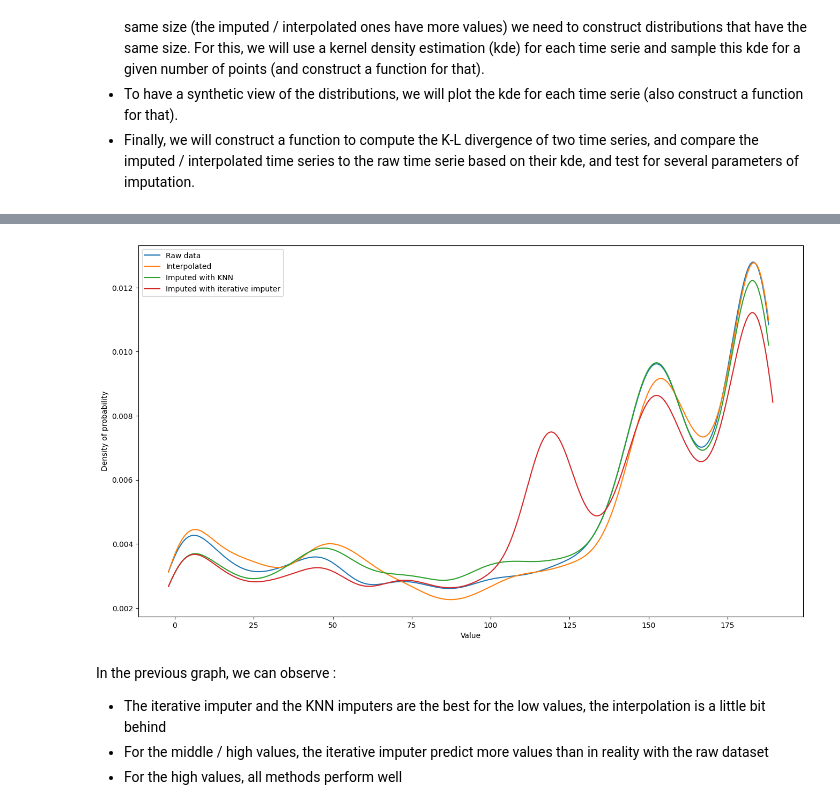
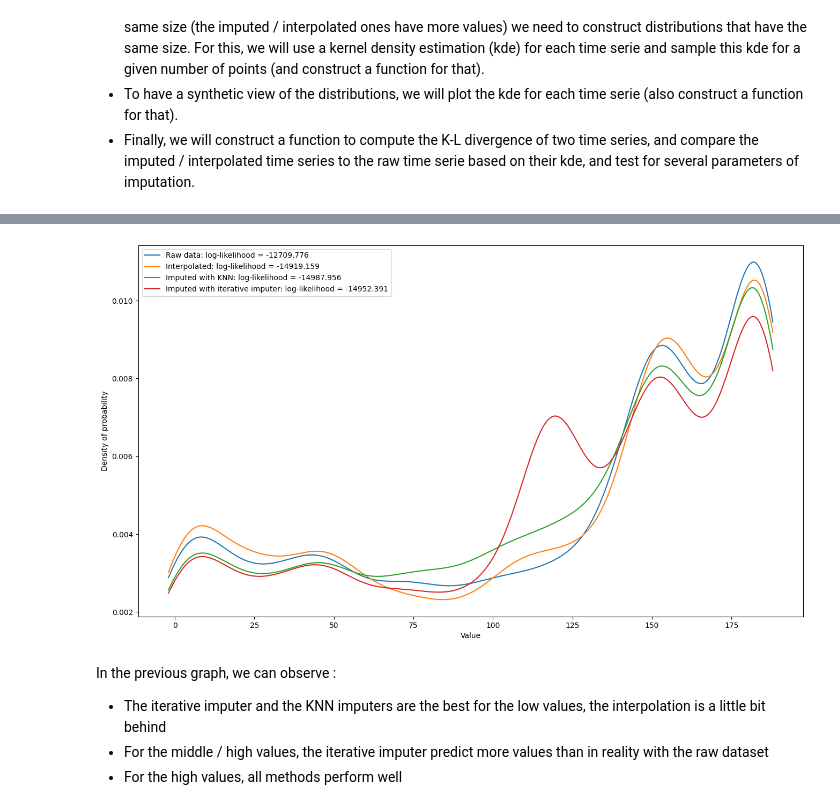
Before and after one commit to DridrM/renewable-energy-forecast, a Jupyter notebook: notebooks/preprocessing_exploration/preprocessing_missing_values.ipynb, the cells around one changed output, grey strips where cells are left out. Saved outputs shown, nothing was run; the diff lists cells and outputs as text; code cells hidden in the pictures.

```diff
--- a/notebooks/preprocessing_exploration/preprocessing_missing_values.ipynb
+++ b/notebooks/preprocessing_exploration/preprocessing_missing_values.ipynb
@@ -274,12 +274,12 @@ gen_data_dt_supervised_1 = transform_dt_df_into_supervised(gen_data_dt, "value",
 
 # Test the function with a datetime index df
 gen_data_dt_peeled = peel_time_serie_df(gen_data_dt)
-gen_data_dt_supervised_2 = transform_dt_df_into_supervised(gen_data_dt_peeled, "value", 24)
+gen_data_dt_supervised_2 = transform_dt_df_into_supervised(gen_data_dt_peeled, "value", 30)
 # %% [markdown]
 Note : It's seems logical and important to keep the number of offset features equal to the maximum size of missing values windows. Indeed, we can roughly expect that we need at least an equal quantity of complete information compare to the quantity of missing information in order to fill the missing values "holes".
 # %%
 # Instanciate a KNN imputer
-knn_imputer = KNNImputer(n_neighbors = 5)
+knn_imputer = KNNImputer(n_neighbors = 3)
 
 # Create the X matrix
 X = gen_data_dt_supervised_2.copy(deep = True)
@@ -451,12 +451,15 @@ def compute_kde_time_serie(gen_df: pd.DataFrame,
     # Compute the log-density
     log_density = kde.score_samples(points_to_sample_2d)
 
+    # Compute the log-likelihood from the original points of the time serie df
+    log_likelihood = kde.score(X)
+
     # Return only the density if requested
     if return_density_only:
         return np.exp(log_density)
 
     # Return the points to sample and the sampled density
-    return points_to_sample, np.exp(log_density)
+    return points_to_sample, np.exp(log_density), log_likelihood
 # %%
 # Test the function
 compute_kde_time_serie(gen_data_dt_peeled,
@@ -505,14 +508,14 @@ def plot_kde_time_series(value_col: str,
     # Iterate over the tuple of dfs
     for designation, gen_df in gen_dfs.items():
         # Compute the points to sample as X and the kde as Y
-        X, y = compute_kde_time_serie(gen_df,
-                                      value_col,
-                                      n_samples = n_samples,
-                                      bandwidth = bandwidth,
-                                      kernel = kernel)
+        X, y, log_likelihood = compute_kde_time_serie(gen_df,
+                                                      value_col,
+                                                      n_samples = n_samples,
+                                                      bandwidth = bandwidth,
+                                                      kernel = kernel)
 
         # Add line plot to the figure
-        plt.plot(X, y, label = f"{designation}")
+        plt.plot(X, y, label = f"{designation}: log-likelihood = {np.round(log_likelihood, 3)}")
 
     # Add labels, legend and show
     plt.xlabel(f"{value_col.capitalize()}")
@@ -522,20 +525,20 @@ def plot_kde_time_series(value_col: str,
 # %%
 # Construct the dict of time serie dfs
 gen_dfs = {"Raw data": gen_data_dt_peeled,
            "Interpolated": gen_data_dt_interpolated,
            "Imputed with KNN": gen_data_dt_imputed_1,
            "Imputed with iterative imputer": gen_data_dt_imputed_2
            }
 
 # Test for different bandwidth
-bandwidth = 7
+bandwidth = 9
 
 # Test the function
 plot_kde_time_series("value",
                      bandwidth = bandwidth,
                      **gen_dfs)
 # %% [output]
-[figure, old version]
+[figure, new version]
 # %% [markdown]
 In the previous graph, we can observe :
 - The iterative imputer and the KNN imputers are the best for the low values, the interpolation is a little bit behind
```
Also changed, not shown: parts of 4 cells of this notebook, 1 other file.
